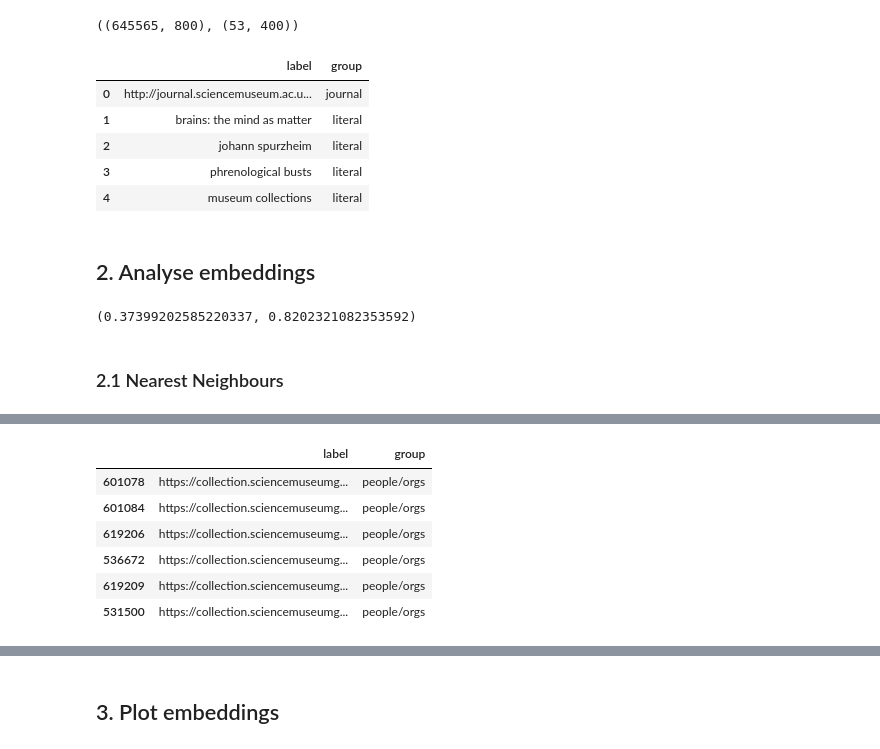
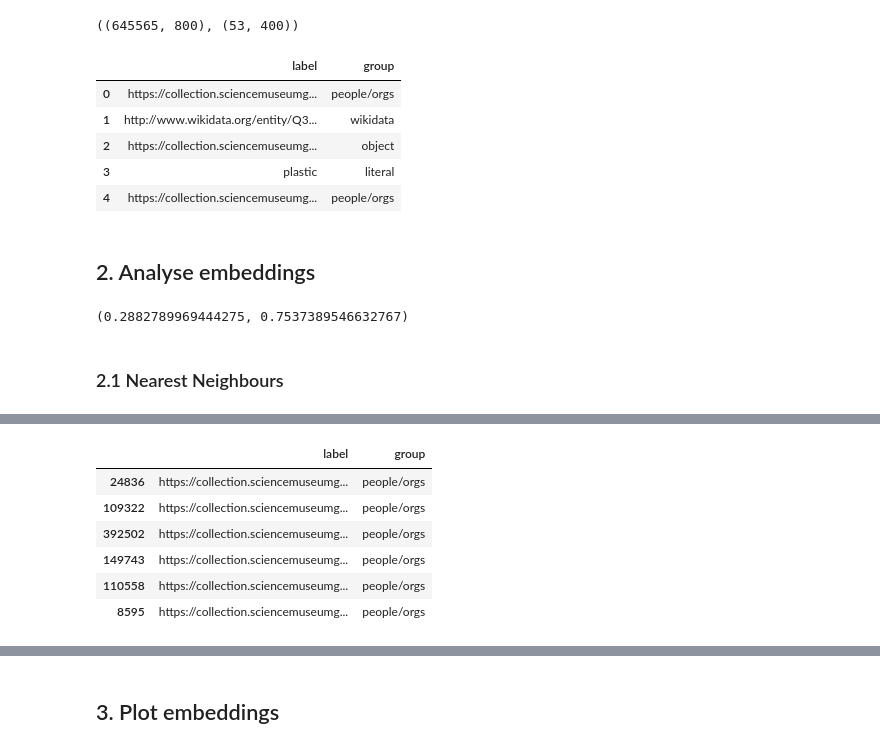
Before and after one commit to TheScienceMuseum/heritage-connector-vectors, a Jupyter notebook: notebooks/visualise and analyse embeddings.ipynb, the cells around one changed output, grey strips where cells are left out. Drawn from its saved outputs; the diff is of its cells as text; code cells hidden in the pictures.

```diff
--- a/notebooks/visualise and analyse embeddings.ipynb
+++ b/notebooks/visualise and analyse embeddings.ipynb
@@ -19,8 +20,8 @@ pd.set_option('display.max_colwidth', None)
 # %% [markdown]
 ## 1. Import data
 # %%
-embeddings_folder = "./dglke_results/RotatE_heritageconnector_10" # best model according to dglke_logs/performance_logs.txt
-mappings_folder = "../data/interim/train_test_split/"
+embeddings_folder = "./dglke_best_model/RotatE_heritageconnector_0/" # best model according to dglke_logs/performance_logs.txt
+mappings_folder = "../data/interim/"
 
 entities = np.load(os.path.join(embeddings_folder, "heritageconnector_RotatE_entity.npy"))
 relations = np.load(os.path.join(embeddings_folder, "heritageconnector_RotatE_relation.npy"))
@@ -52,11 +53,11 @@ entlabels['group'] = entlabels['label'].apply(map_label)
 entlabels.head()
 # %% [output]
 |  | label | group |
-| 0 | http://journal.sciencemuseum.ac.u... | journal |
-| 1 | brains: the mind as matter | literal |
-| 2 | johann spurzheim | literal |
-| 3 | phrenological busts | literal |
-| 4 | museum collections | literal |
+| 0 | https://collection.sciencemuseumg... | people/orgs |
+| 1 | http://www.wikidata.org/entity/Q3... | wikidata |
+| 2 | https://collection.sciencemuseumg... | object |
+| 3 | plastic | literal |
+| 4 | https://collection.sciencemuseumg... | people/orgs |
 # %% [markdown]
 ## 2. Analyse embeddings
 # %%
@@ -78,7 +79,7 @@ wheatstonebridge = get_emb_from_label('co33924')
 
 distance.cosine(babbage, difference_engine), distance.cosine(babbage, wheatstonebridge)
 # %% [output]
-(0.37399202585220337, 0.8202321082353592)
+(0.2882789969444275, 0.7537389546632767)
 # %% [markdown]
 ### 2.1 Nearest Neighbours
 # %%
@@ -86,8 +87,10 @@ tree = KDTree(entities)
 # %%
 def get_nn_from_label(label, k):
     emb = get_emb_from_label(label)
+    start = time.time()
     distances, idxs = tree.query([emb], k+1)
-
+    end = time.time()
+    print(f"query took {round(end-start, 2)} seconds")
     return entlabels.iloc[idxs[0]]
 
 # Charles Babbage
@@ -96,10 +100,10 @@ get_nn_from_label('cp36993', 5)
 |  | label | group |
-| 601078 | https://collection.sciencemuseumg... | people/orgs |
-| 601084 | https://collection.sciencemuseumg... | people/orgs |
-| 619206 | https://collection.sciencemuseumg... | people/orgs |
-| 536672 | https://collection.sciencemuseumg... | people/orgs |
-| 619209 | https://collection.sciencemuseumg... | people/orgs |
-| 531500 | https://collection.sciencemuseumg... | people/orgs |
+| 24836 | https://collection.sciencemuseumg... | people/orgs |
+| 109322 | https://collection.sciencemuseumg... | people/orgs |
+| 392502 | https://collection.sciencemuseumg... | people/orgs |
+| 149743 | https://collection.sciencemuseumg... | people/orgs |
+| 110558 | https://collection.sciencemuseumg... | people/orgs |
+| 8595 | https://collection.sciencemuseumg... | people/orgs |
 # %%
 # Early balance spring watch by Thomas Tompion
 get_nn_from_label('objects/co33$', 10)
```
Also changed, not shown: parts of 5 cells of this notebook, 3 other files.
